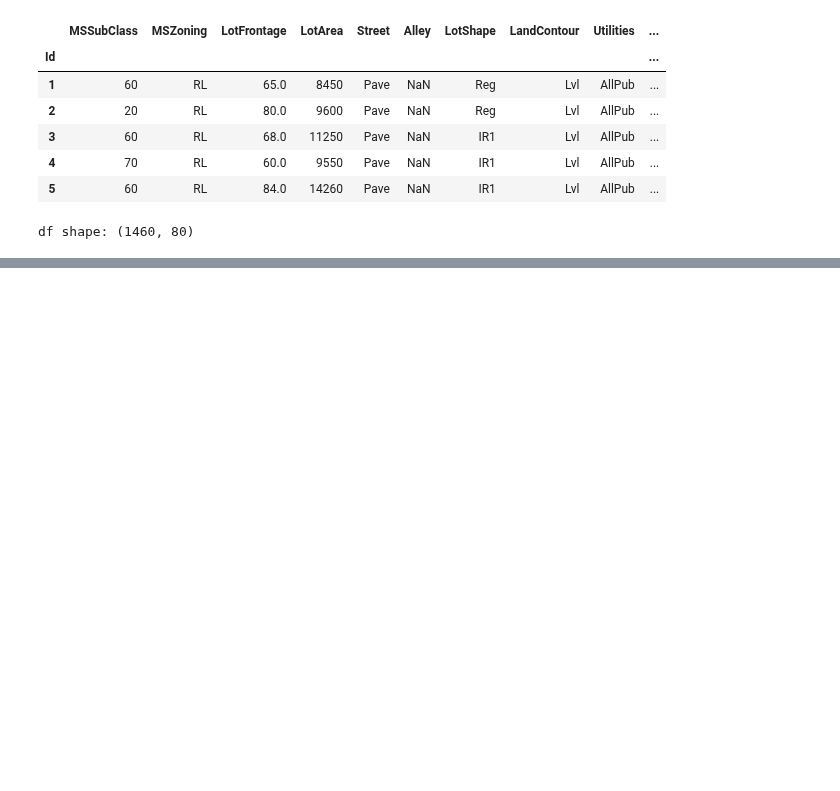
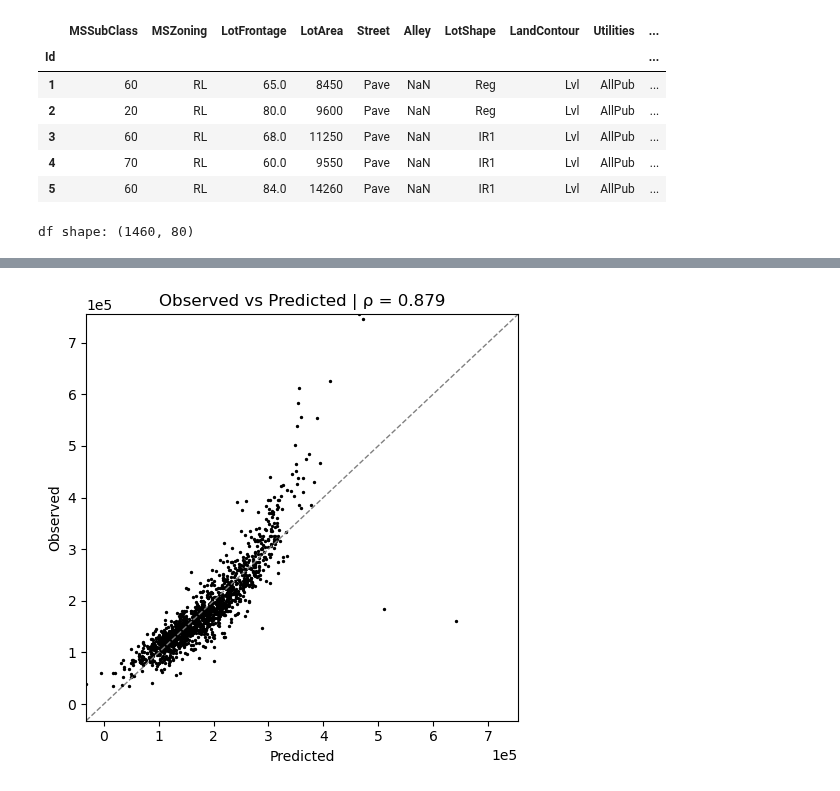
Before and after one commit to ajy25/TabularMagic, a Jupyter notebook: demo/test.ipynb, the cells around one changed output, grey strips where cells are left out. Cells and saved outputs as stored; diff of their text form; code cells hidden in the pictures; blank space fills up the shorter version.

```diff
--- a/demo/test.ipynb
+++ b/demo/test.ipynb
@@ -82,0 +108,10 @@ tm.head()
+# %%
+report = tm.ml_regression_benchmarking(
+    models=[
+        LinearR(regularization_type='OLS'),
+        LinearR(regularization_type='l1', verbose=1),
+        LinearR(regularization_type='l2', verbose=1)
+    ],
+    y_var='SalePrice',
+    outer_cv=5,
+)
@@ -82,0 +134,4 @@ tm.head()
+# %%
+report.test()['LinearR(OLS)'].plot_obs_vs_pred()
+# %% [output]
+[figure, added]
```
Also changed, not shown: parts of 10 cells of this notebook, 49 other files.
